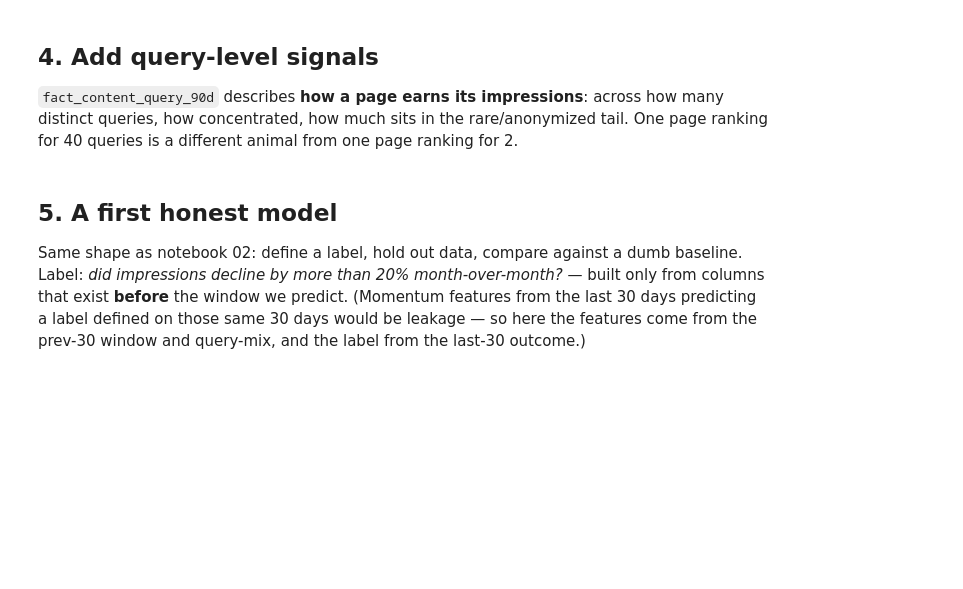
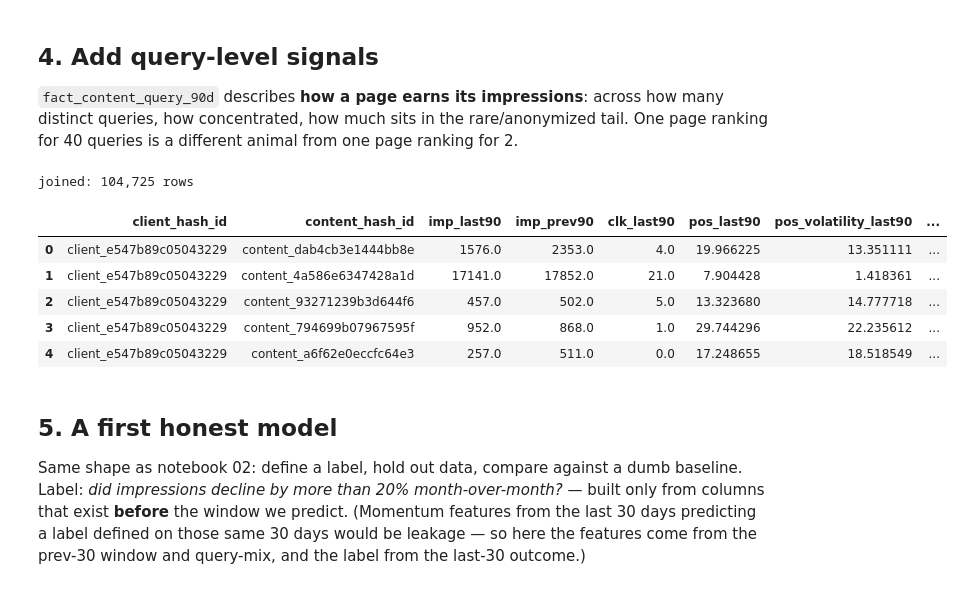
Before and after one commit to abdulwahab-git/week-01-Assignment, a Jupyter notebook: notebooks/03_working_with_the_full_release.ipynb, the cells around one changed output. Saved outputs shown, nothing was run; the diff lists cells and outputs as text; code cells hidden in the pictures; blank space fills up the shorter version.

```diff
--- a/notebooks/03_working_with_the_full_release.ipynb
+++ b/notebooks/03_working_with_the_full_release.ipynb
@@ -104,19 +133,27 @@ for 40 queries is a different animal from one page ranking for 2.
 # %%
 qsignals = con.sql(f"""
     SELECT content_hash_id,
            ANY_VALUE(content_visible_query_count)     AS visible_queries,
            ANY_VALUE(rare_impressions_share)          AS rare_share,
            ANY_VALUE(anonymized_impressions_share)    AS anon_share,
            MAX(impressions_90d)                       AS top_query_impressions,
            SUM(impressions_90d)                       AS kept_impressions
     FROM {TABLES['fact_query_90d']}
     GROUP BY content_hash_id
 """).df()
 
 qsignals['top_query_share'] = qsignals['top_query_impressions'] / qsignals['kept_impressions']
-data = features.merge(qsignals, on='content_hash_id', how='left')
+data = features_90d.merge(qsignals, on='content_hash_id', how='left')
 print(f'joined: {len(data):,} rows')
-data.head()
+display(data.head())
+# %% [output]
+joined: 104,725 rows
+|  | client_hash_id | content_hash_id | imp_last90 | imp_prev90 | clk_last90 | pos_last90 | pos_volatility_last90 | ... |
+| 0 | client_e547b89c05043229 | content_dab4cb3e1444bb8e | 1576.0 | 2353.0 | 4.0 | 19.966225 | 13.351111 | ... |
+| 1 | client_e547b89c05043229 | content_4a586e6347428a1d | 17141.0 | 17852.0 | 21.0 | 7.904428 | 1.418361 | ... |
+| 2 | client_e547b89c05043229 | content_93271239b3d644f6 | 457.0 | 502.0 | 5.0 | 13.323680 | 14.777718 | ... |
+| 3 | client_e547b89c05043229 | content_794699b07967595f | 952.0 | 868.0 | 1.0 | 29.744296 | 22.235612 | ... |
+| 4 | client_e547b89c05043229 | content_a6f62e0eccfc64e3 | 257.0 | 511.0 | 0.0 | 17.248655 | 18.518549 | ... |
 # %% [markdown]
 ## 5. A first honest model
 
```
Also changed, not shown: parts of 11 cells of this notebook.
